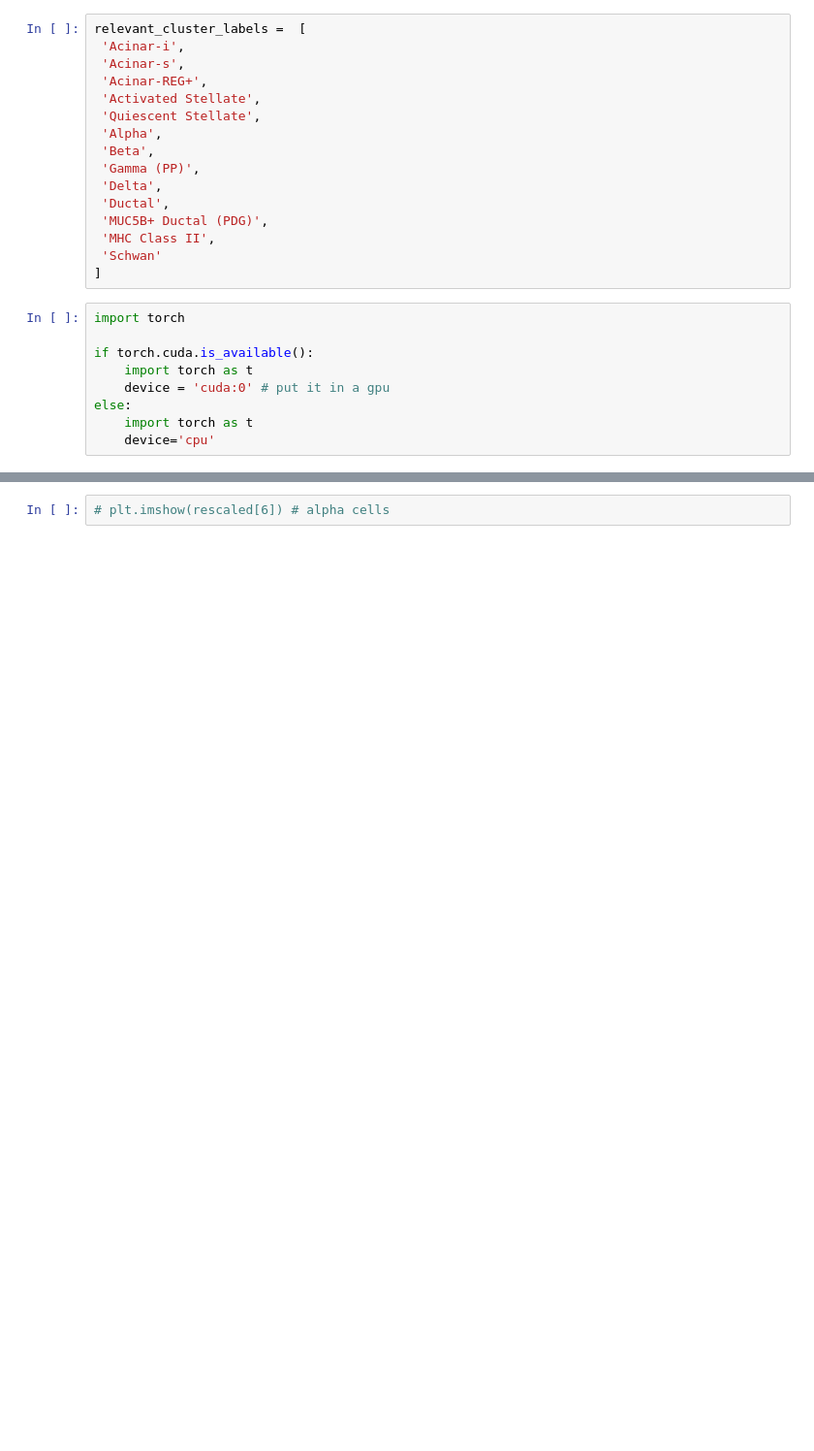
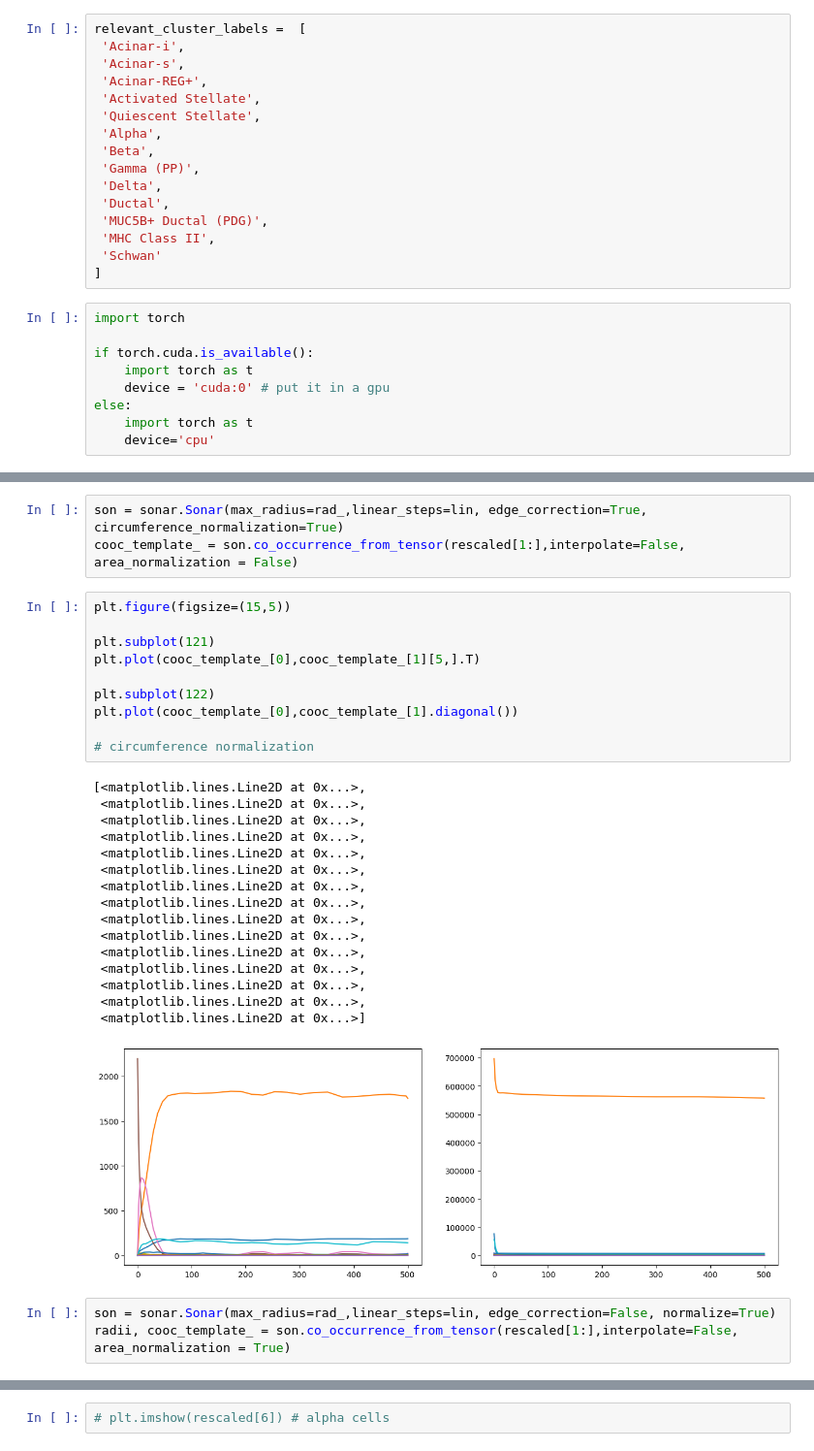
Before and after one commit to HiDiHlabs/sonar, a Jupyter notebook: sonar/plotting_functions_test.ipynb, the cells around one changed output, grey strips where cells are left out. Shown at 97% size. Saved outputs shown, nothing was run; the diff lists cells and outputs as text; blank space fills up the shorter version.

```diff
--- a/sonar/plotting_functions_test.ipynb
+++ b/sonar/plotting_functions_test.ipynb
@@ -107,0 +142,33 @@ array([[0., 0., 0., 0., 0., 0., 0., 0., 0., 0., 0., 0., 0., 0., 0., 0.,
+# %%
+son = sonar.Sonar(max_radius=rad_,linear_steps=lin, edge_correction=True, circumference_normalization=True)
+cooc_template_ = son.co_occurrence_from_tensor(rescaled[1:],interpolate=False, area_normalization = False)
+# %%
+plt.figure(figsize=(15,5))
+
+plt.subplot(121)
+plt.plot(cooc_template_[0],cooc_template_[1][5,].T)
+
+plt.subplot(122)
+plt.plot(cooc_template_[0],cooc_template_[1].diagonal())
+
+# circumference normalization
+# %% [output]
+[<matplotlib.lines.Line2D at 0x...>,
+ <matplotlib.lines.Line2D at 0x...>,
+ <matplotlib.lines.Line2D at 0x...>,
+ <matplotlib.lines.Line2D at 0x...>,
+ <matplotlib.lines.Line2D at 0x...>,
+ <matplotlib.lines.Line2D at 0x...>,
+ <matplotlib.lines.Line2D at 0x...>,
+ <matplotlib.lines.Line2D at 0x...>,
+ <matplotlib.lines.Line2D at 0x...>,
+ <matplotlib.lines.Line2D at 0x...>,
+ <matplotlib.lines.Line2D at 0x...>,
+ <matplotlib.lines.Line2D at 0x...>,
+ <matplotlib.lines.Line2D at 0x...>,
+ <matplotlib.lines.Line2D at 0x...>,
+ <matplotlib.lines.Line2D at 0x...>]
+[figure, added]
+# %%
+son = sonar.Sonar(max_radius=rad_,linear_steps=lin, edge_correction=False, normalize=True)
+radii, cooc_template_ = son.co_occurrence_from_tensor(rescaled[1:],interpolate=False, area_normalization = True)
```
Also changed, not shown: parts of 27 cells of this notebook, 2 other files.
